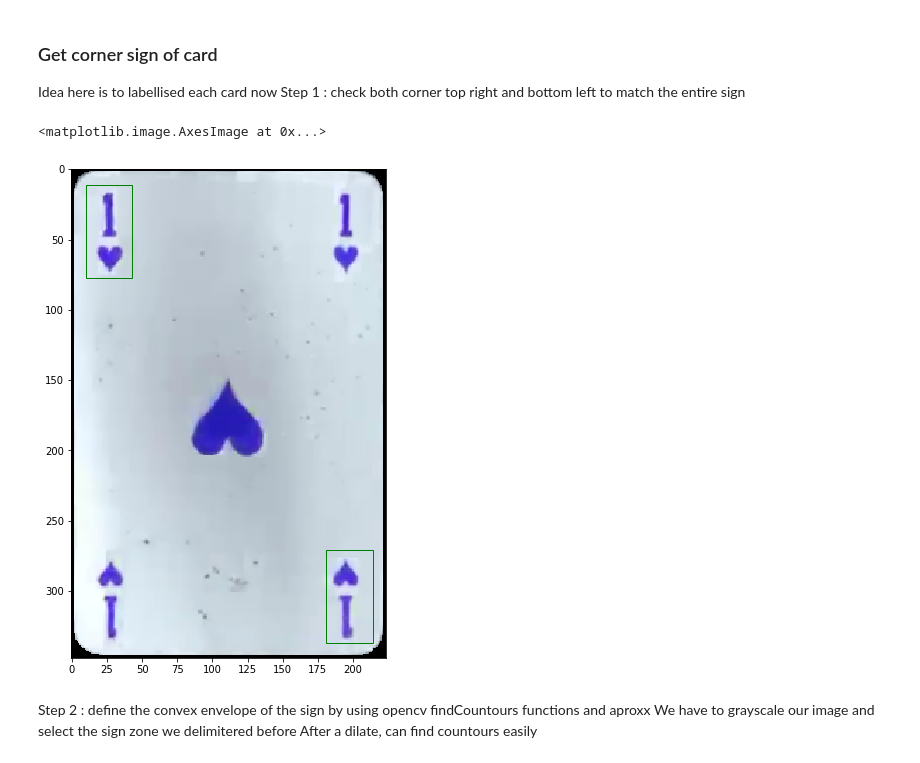
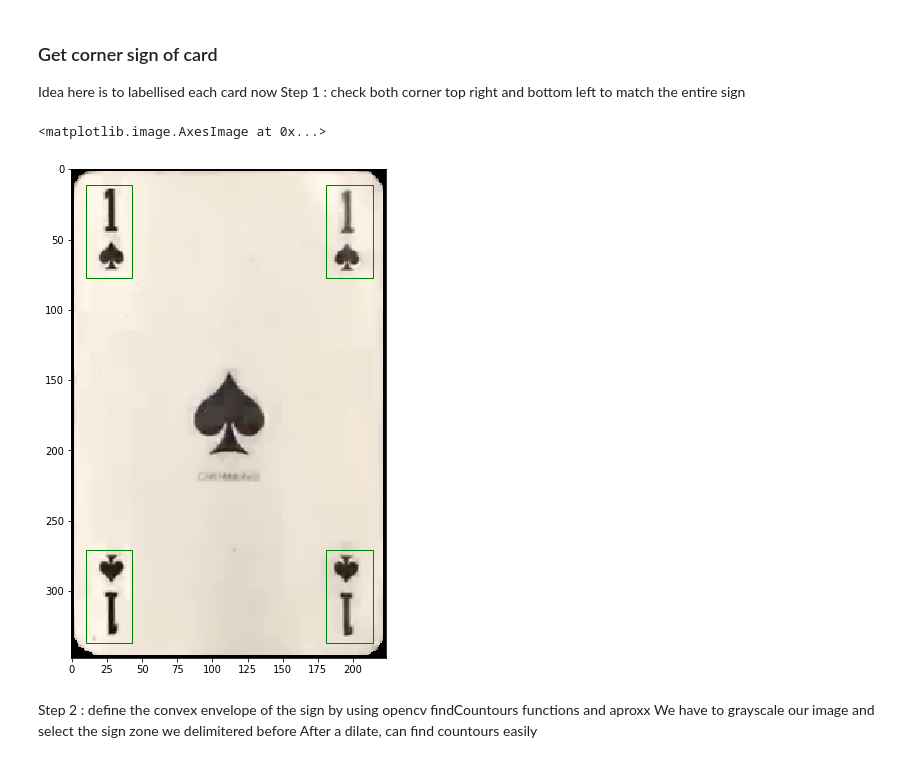
Before and after one commit to 0xCorolaire/Cards-machine-learning, a Jupyter notebook: DatasetCreator.ipynb, the cells around one changed output. Drawn from its saved outputs; the diff is of its cells as text; code cells hidden in the pictures.

```diff
--- a/DatasetCreator.ipynb
+++ b/DatasetCreator.ipynb
@@ -18,7 +18,7 @@ from PIL import Image
 # %%
 CARD_PATH = "./AS.jpg"
 # %%
-card = cv2.imread(CARD_PATH)
+#card = cv2.imread(CARD_PATH)
 
 cardW=56
 cardH=87
@@ -45,10 +45,18 @@ refCardRot=np.array([[cardW,0],[cardW,cardH],[0,cardH],[0,0]],dtype=np.float32)
 
 #Box top left
 TopLeftCorner=np.array([[cornerXmin,cornerYmin],[cornerXmax,cornerYmin],[cornerXmax,cornerYmax],[cornerXmin,cornerYmax]],dtype=np.float32)
+TopRightCorner=np.array([[cardW-cornerXmax,cornerYmin],[cardW-cornerXmin,cornerYmin],[cardW-cornerXmin,cornerYmax],[cardW-cornerXmax,cornerYmax]],dtype=np.float32)
+
+
+
 #box bottom right
 BottomRightCorner=np.array([[cardW-cornerXmax,cardH-cornerYmax],[cardW-cornerXmin,cardH-cornerYmax],[cardW-cornerXmin,cardH-cornerYmin],[cardW-cornerXmax,cardH-cornerYmin]],dtype=np.float32)
+BottomLeftCorner=np.array([[cornerXmin,cardH-cornerYmax],[cornerXmax,cardH-cornerYmax],[cornerXmax,cardH-cornerYmin],[cornerXmin,cardH-cornerYmin]],dtype=np.float32)
 
-refCorners=np.array([TopLeftCorner,BottomRightCorner])
+
+
+
+refCorners=np.array([TopLeftCorner, BottomRightCorner])
 imgW=1080
 imgH=1080
 # %% [markdown]
@@ -232,29 +240,29 @@ def get_random(card=None):
 # %%
 list_images = glob("data/cards"+"/*/*.png")
 choosen_img = random.choice(list_images)
 img_polygon = get_random()
 
-polygons = [TopLeftCorner,BottomRightCorner]
+polygons = [TopLeftCorner, TopRightCorner, BottomRightCorner, BottomLeftCorner]
 nb_channels = img_polygon.shape[2]
 if nb_channels==4:
-    img=cv2.cvtColor(img,cv2.COLOR_BGRA2RGBA)
+    img_polygon=cv2.cvtColor(img_polygon,cv2.COLOR_BGRA2RGBA)
 else:
-    img=cv2.cvtColor(img,cv2.COLOR_BGR2RGB)
+    img_polygon=cv2.cvtColor(img_polygon,cv2.COLOR_BGR2RGB)
 
 fig,ax=plt.subplots(figsize=(9,9))
 ax.set_facecolor((0,0,0))
 ax.imshow(img_polygon)
 
 for p in polygons:
     if len(p.shape) == 3:
         p = p.reshape(-1,2)
     patch = patches.Polygon(p,linewidth = 1, edgecolor = 'g', facecolor = 'none')
     ax.add_patch(patch)
 
 plt.imshow(img_polygon)
 # %% [output]
 <matplotlib.image.AxesImage at 0x...>
-[figure, old version]
+[figure, new version]
 # %% [markdown]
 Step 2 : define the convex envelope of the sign by using opencv findCountours functions and aproxx
 We have to grayscale our image and select the sign zone we delimitered before
```
Also changed, not shown: parts of 8 cells of this notebook.
